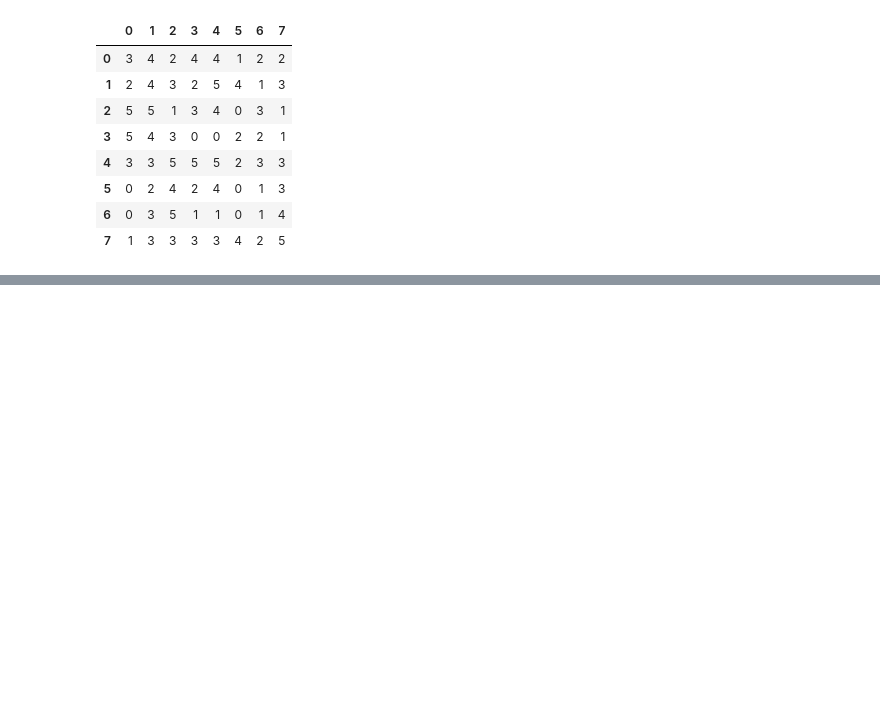
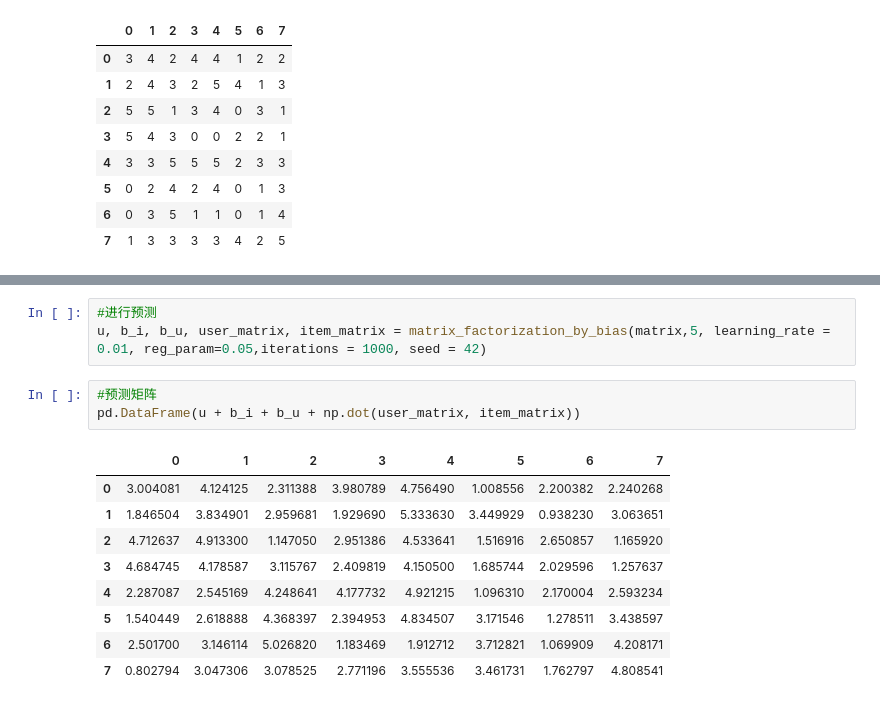
Before and after one commit to Myolive-Lin/RecSys--deep-learning-recommendation-system, a Jupyter notebook: models/Factorization_Matrix.ipynb, the cells around one changed output, grey strips where cells are left out. Cells and saved outputs as stored; diff of their text form; blank space fills up the shorter version.

```diff
--- a/models/Factorization_Matrix.ipynb
+++ b/models/Factorization_Matrix.ipynb
@@ -239,0 +297,16 @@ array([[3, 4],
+# %%
+#进行预测
+u, b_i, b_u, user_matrix, item_matrix = matrix_factorization_by_bias(matrix,5, learning_rate = 0.01, reg_param=0.05,iterations = 1000, seed = 42)
+# %%
+#预测矩阵
+pd.DataFrame(u + b_i + b_u + np.dot(user_matrix, item_matrix))
+# %% [output]
+|  | 0 | 1 | 2 | 3 | 4 | 5 | 6 | 7 |
+| 0 | 3.004081 | 4.124125 | 2.311388 | 3.980789 | 4.756490 | 1.008556 | 2.200382 | 2.240268 |
+| 1 | 1.846504 | 3.834901 | 2.959681 | 1.929690 | 5.333630 | 3.449929 | 0.938230 | 3.063651 |
+| 2 | 4.712637 | 4.913300 | 1.147050 | 2.951386 | 4.533641 | 1.516916 | 2.650857 | 1.165920 |
+| 3 | 4.684745 | 4.178587 | 3.115767 | 2.409819 | 4.150500 | 1.685744 | 2.029596 | 1.257637 |
+| 4 | 2.287087 | 2.545169 | 4.248641 | 4.177732 | 4.921215 | 1.096310 | 2.170004 | 2.593234 |
+| 5 | 1.540449 | 2.618888 | 4.368397 | 2.394953 | 4.834507 | 3.171546 | 1.278511 | 3.438597 |
+| 6 | 2.501700 | 3.146114 | 5.026820 | 1.183469 | 1.912712 | 3.712821 | 1.069909 | 4.208171 |
+| 7 | 0.802794 | 3.047306 | 3.078525 | 2.771196 | 3.555536 | 3.461731 | 1.762797 | 4.808541 |
```
Also changed, not shown: parts of 7 cells of this notebook.
